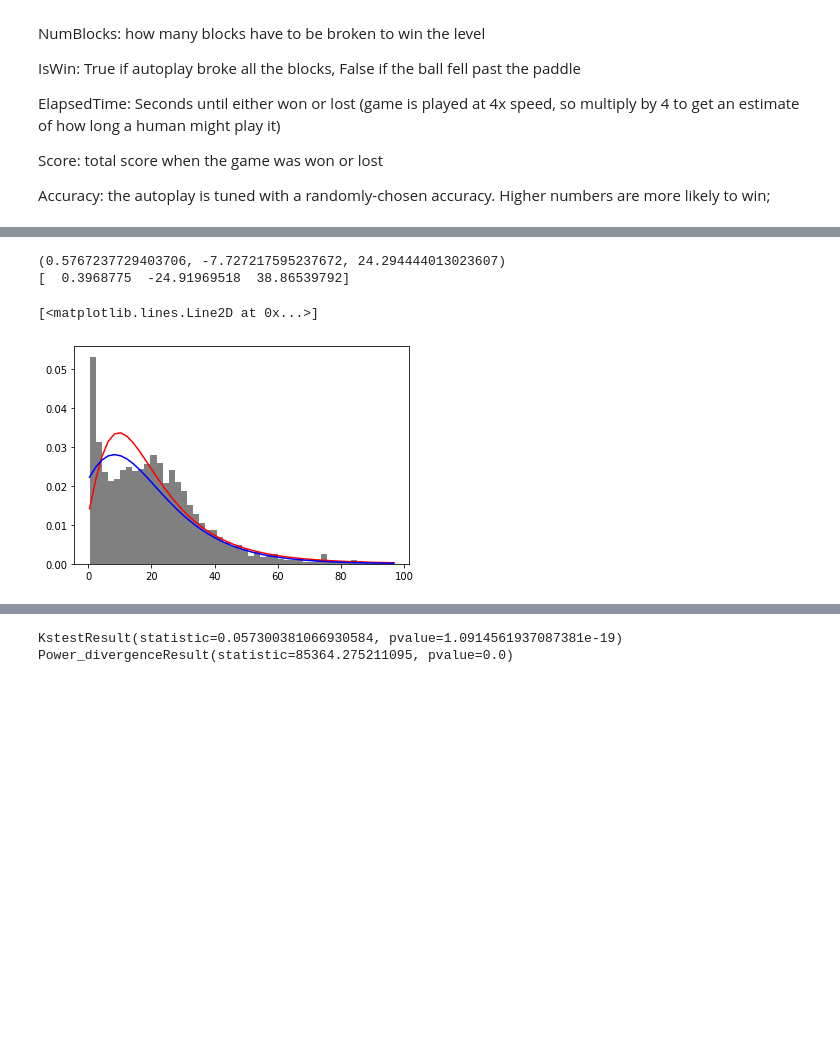
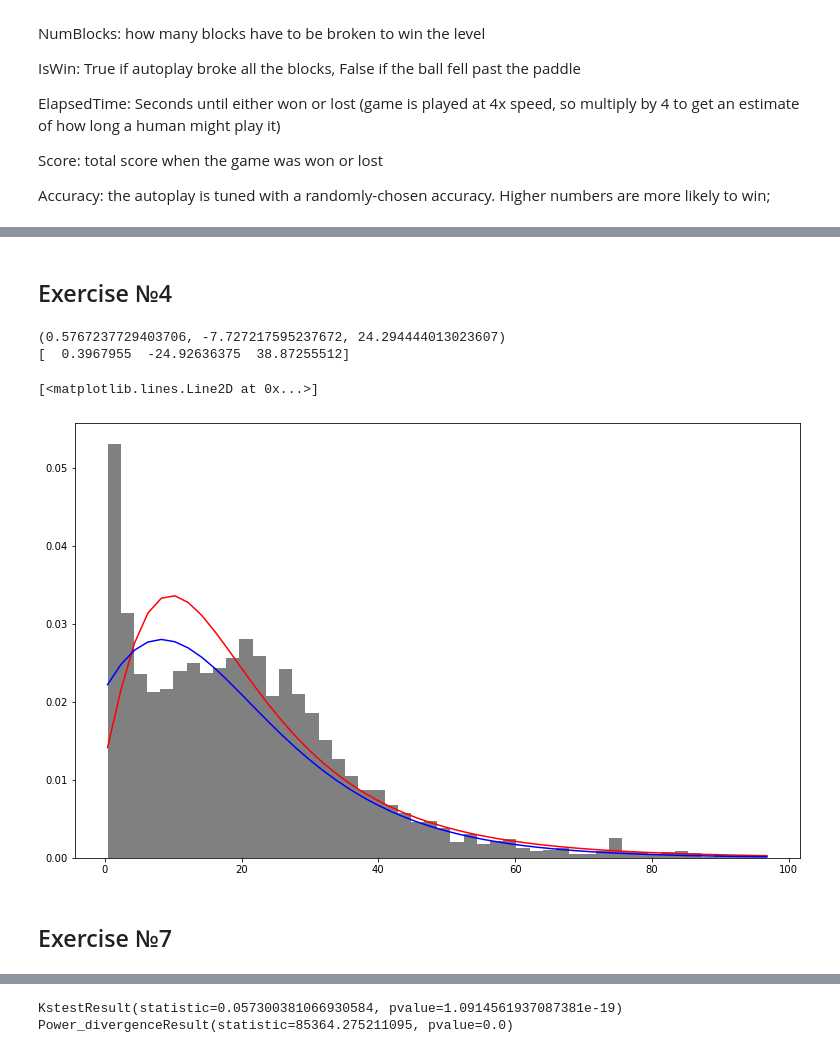
Before and after one commit to vandosik/M-M-MSA, a Jupyter notebook: Lab_1/lab_1.ipynb, the cells around one changed output, grey strips where cells are left out. Saved outputs shown, nothing was run; the diff lists cells and outputs as text; code cells hidden in the pictures; blank space fills up the shorter version.

```diff
--- a/Lab_1/lab_1.ipynb
+++ b/Lab_1/lab_1.ipynb
@@ -107,40 +111,45 @@ boxplot = source_df.boxplot(column=[col_name], whis=3., vert=False) # defaul whi
+# %% [markdown]
+## Exercise №4
 # %%
+plt.figure(figsize=(13, 8))
 # Determination of the parameters of the lognormal distribution
 
 hist_data = plt.hist(source_df[col_name], density=True, bins=50, color='grey')
 x = np.linspace(min_amount, max_amount)
 
 # The distribution parameters are determined using the fit function based on the maximum likelihood method
 params = scipy.stats.lognorm.fit(source_df[col_name])
 print(params)
 pdf_mle = scipy.stats.lognorm.pdf(x, *params)
 
 plt.plot(x, pdf_mle, color='r')
 
 #  The distribution parameters are determined using the fit function based on least squares method
 def lognorm_fit(arg_x, s, loc, scale):
     # print(scipy.stats.lognorm.pdf(arg_x, s, loc, scale))
     return scipy.stats.lognorm.pdf(arg_x, s, loc, scale)
 
 hist_bins = hist_data[1][:-1]  # remove last element
 delta = hist_bins[1]-hist_bins[0]
 hist_bins += delta / 2 # Take centres of bins
 # print(hist_bins)
 hist_vals = hist_data[0] # Get the height of bins for least squares
 # print(hist_vals)
 
 
 lst_sq_res = curve_fit(lognorm_fit, hist_bins, hist_vals, [5., 5., 5.])
 print(lst_sq_res[0])
 pdf_lsm = scipy.stats.lognorm.pdf(x, lst_sq_res[0][0], lst_sq_res[0][1], lst_sq_res[0][2])
 plt.plot(x, pdf_lsm, color='b')
 # %% [output]
 (0.5767237729403706, -7.727217595237672, 24.294444013023607)
-[  0.3968775  -24.91969518  38.86539792]
+[  0.3967955  -24.92636375  38.87255512]
 [<matplotlib.lines.Line2D at 0x...>]
-[figure, old version]
+[figure, new version]
 # %%
 # Print Gained distribs by MLE and LSE
+# %% [markdown]
+## Exercise №7
 # %%
 # Plotting a quantile biplot for empirical and theoretical (lognormal) distribution
 
```
Also changed, not shown: parts of 6 cells of this notebook, 1 other file.
